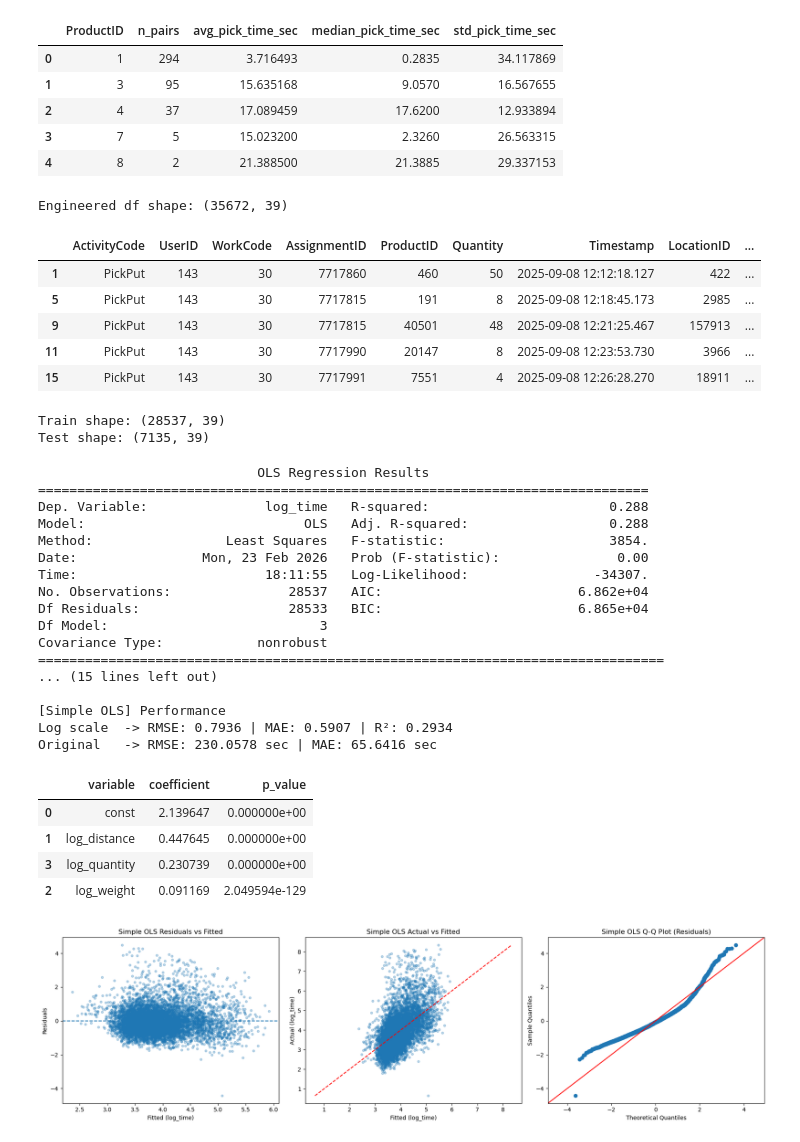
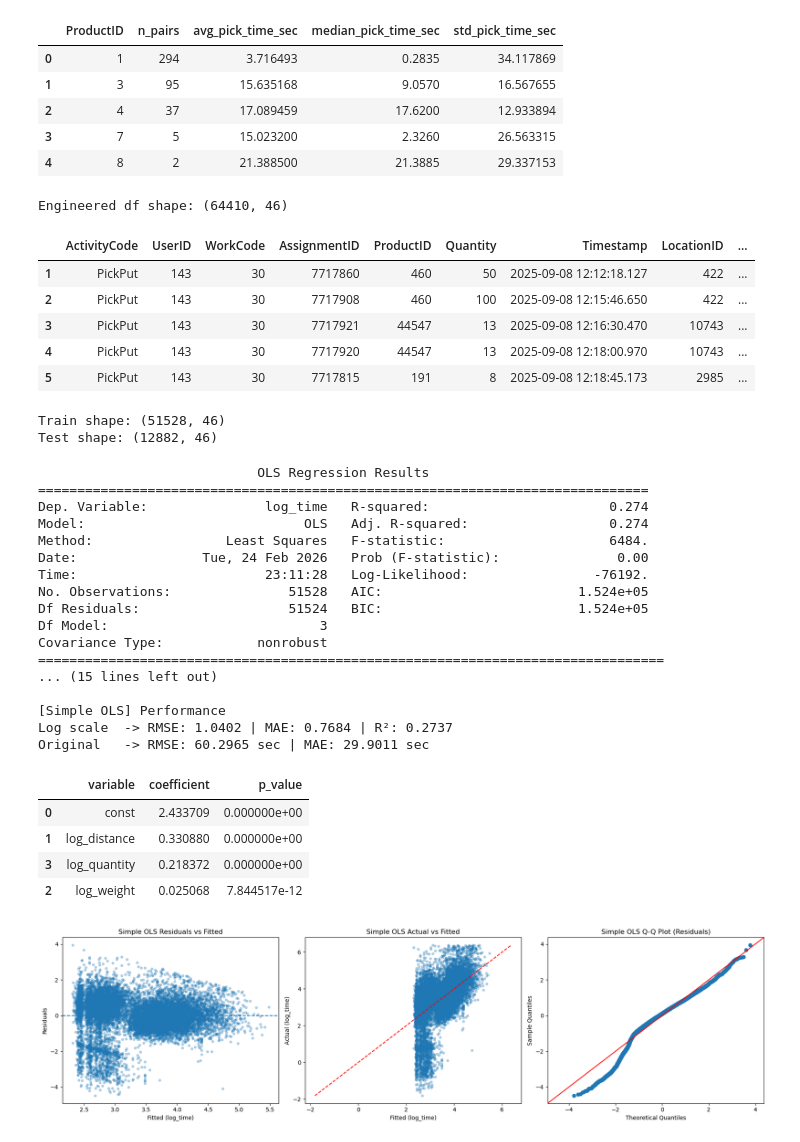
Before and after one commit to JiashenWangg/Lucas_Systems_Capstone_Project, a Jupyter notebook: Model_Jiashen/oe_regression.ipynb, the cells around one changed output. Drawn from its saved outputs; the diff is of its cells as text; code cells hidden in the pictures.

```diff
--- a/Model_Jiashen/oe_regression.ipynb
+++ b/Model_Jiashen/oe_regression.ipynb
@@ -71,7 +71,8 @@ for col in ["Time_Delta_sec", "Weight", "Cube", "Quantity"]:
 # Filter for log viability
 df = df[
     (df["Time_Delta_sec"] > 0) &
-    (df["Travel_Distance"] > 0) &
+    (df["Time_Delta_sec"] < 600) &
+    (df["Travel_Distance"] >= 0) &
     (df["Weight"] > 0) &
     (df["Cube"] > 0) &
     (df["WorkCode"] == '30')
@@ -82,6 +83,8 @@ df["log_time"] = np.log(df["Time_Delta_sec"])
 df["log_distance"] = np.log(df["Travel_Distance"])
 df["log_weight"] = np.log(df["Weight"])
 df["log_cube"] = np.log(df["Cube"])
+
+df["log_distance_sq"] = df["log_distance"] ** 2
 
 # log(quantity)
 if "Quantity" in df.columns:
@@ -110,38 +113,64 @@ def aisle_group(a):
 df["Aisle_group"] = df["Aisle"].apply(aisle_group)
 
 # Level categorical, 5 and above as "5+", rest as is
 def level_group(l):
     if l in [5, 6, 7, 8, 9]:
         return "5+"
     else:
         return str(l)
 df["Level_group"] = df["Level"].apply(level_group)
 
 # Time of day (bucket)
 df["hour"] = df["Timestamp"].dt.hour.astype(int)
 def tod_bucket(h):
     if 6 <= h < 12:
         return "6-12"
     elif 12 <= h < 16:
         return "12-4"
     elif 16 <= h < 20:
         return "4-8"
     elif 20 <= h < 24:
         return "8-12"
     else:
         return "after_midnight"
 df["time_of_day"] = df["hour"].apply(tod_bucket)
 
+# Unit of Measure, 'EA', 'BX', 'PK', 'CA', CS, or group rest into other
+def uom_group(u):
+    if u in ['EA', 'BX', 'PK', 'CA', 'CS']:
+        return u
+    else:
+        return "other"
+df["UOM_group"] = df["UnitOfMeasure"].apply(uom_group)
+
+# Day of week as levels
+df["day_of_week"] = df["Timestamp"].dt.day_name()
+
+# Add a feature same_aisle: 1 if Aisle and Prev_Aisle are the same, else 0
+df["Prev_Aisle"] = pd.to_numeric(df["Prev_Aisle"], errors="coerce").fillna(-1).astype(int)
+df["same_aisle"] = (df["Aisle"] == df["Prev_Aisle"]).astype(int)
+
+# Add a feature if LocKey and Prev_LocKey are the same
+df["same_lockey"] = (df["LocKey"] == df["PrevLocKey"]).astype(int)
+
+# Add a feature if same lockey but differ in level
+df["diff_level"] = ((df["LocKey"] == df["PrevLocKey"]) & (df["Level"] != df["Prev_Level"])).astype(int)
+
+# Add a feature if ProductID in top 100 most common productid
+product_counts = df["ProductID"].value_counts()
+top_100_products = product_counts.head(100).index
+df["top_100_product"] = df["ProductID"].isin(top_100_products).astype(int)
+
 print("Engineered df shape:", df.shape)
 df.head()
 # %% [output]
-Engineered df shape: (35672, 39)
+Engineered df shape: (64410, 46)
 |  | ActivityCode | UserID | WorkCode | AssignmentID | ProductID | Quantity | Timestamp | LocationID | ... |
 | 1 | PickPut | 143 | 30 | 7717860 | 460 | 50 | 2025-09-08 12:12:18.127 | 422 | ... |
+| 2 | PickPut | 143 | 30 | 7717908 | 460 | 100 | 2025-09-08 12:15:46.650 | 422 | ... |
+| 3 | PickPut | 143 | 30 | 7717921 | 44547 | 13 | 2025-09-08 12:16:30.470 | 10743 | ... |
+| 4 | PickPut | 143 | 30 | 7717920 | 44547 | 13 | 2025-09-08 12:18:00.970 | 10743 | ... |
 | 5 | PickPut | 143 | 30 | 7717815 | 191 | 8 | 2025-09-08 12:18:45.173 | 2985 | ... |
-| 9 | PickPut | 143 | 30 | 7717815 | 40501 | 48 | 2025-09-08 12:21:25.467 | 157913 | ... |
-| 11 | PickPut | 143 | 30 | 7717990 | 20147 | 8 | 2025-09-08 12:23:53.730 | 3966 | ... |
-| 15 | PickPut | 143 | 30 | 7717991 | 7551 | 4 | 2025-09-08 12:26:28.270 | 18911 | ... |
 # %%
 from sklearn.model_selection import train_test_split
 
@@ -151,8 +180,8 @@ train_df, test_df = train_test_split(df, test_size=0.2, random_state=42)
 print("Train shape:", train_df.shape)
 print("Test shape:", test_df.shape)
 # %% [output]
-Train shape: (28537, 39)
-Test shape: (7135, 39)
+Train shape: (51528, 46)
+Test shape: (12882, 46)
 # %%
 # Helpers: design matrices, fit OLS(QR), evaluate, coefficient table, diagnostics
 
@@ -247,26 +276,26 @@ diag_plots(y_test_s, pred_log_s, title_prefix="Simple OLS")
 # %% [output]
                             OLS Regression Results
 ==============================================================================
-Dep. Variable:               log_time   R-squared:                       0.288
-Model:                            OLS   Adj. R-squared:                  0.288
-Method:                 Least Squares   F-statistic:                     3854.
-Date:                Mon, 23 Feb 2026   Prob (F-statistic):               0.00
-Time:                        18:11:55   Log-Likelihood:                -34307.
-No. Observations:               28537   AIC:                         6.862e+04
-Df Residuals:                   28533   BIC:                         6.865e+04
+Dep. Variable:               log_time   R-squared:                       0.274
+Model:                            OLS   Adj. R-squared:                  0.274
+Method:                 Least Squares   F-statistic:                     6484.
+Date:                Tue, 24 Feb 2026   Prob (F-statistic):               0.00
+Time:                        23:11:28   Log-Likelihood:                -76192.
+No. Observations:               51528   AIC:                         1.524e+05
+Df Residuals:                   51524   BIC:                         1.524e+05
 Df Model:                           3
 Covariance Type:            nonrobust
 ================================================================================
 ... (15 lines left out)
 
 [Simple OLS] Performance
-Log scale  -> RMSE: 0.7936 | MAE: 0.5907 | R²: 0.2934
-Original   -> RMSE: 230.0578 sec | MAE: 65.6416 sec
+Log scale  -> RMSE: 1.0402 | MAE: 0.7684 | R²: 0.2737
+Original   -> RMSE: 60.2965 sec | MAE: 29.9011 sec
 |  | variable | coefficient | p_value |
-| 0 | const | 2.139647 | 0.000000e+00 |
-| 1 | log_distance | 0.447645 | 0.000000e+00 |
-| 3 | log_quantity | 0.230739 | 0.000000e+00 |
-| 2 | log_weight | 0.091169 | 2.049594e-129 |
+| 0 | const | 2.433709 | 0.000000e+00 |
+| 1 | log_distance | 0.330880 | 0.000000e+00 |
+| 3 | log_quantity | 0.218372 | 0.000000e+00 |
+| 2 | log_weight | 0.025068 | 7.844517e-12 |
-[figure, old version]
+[figure, new version]
 # %%
 # ---------- Model 2: All-features OLS ----------
```
Also changed, not shown: parts of 10 cells of this notebook, 4 other files.
